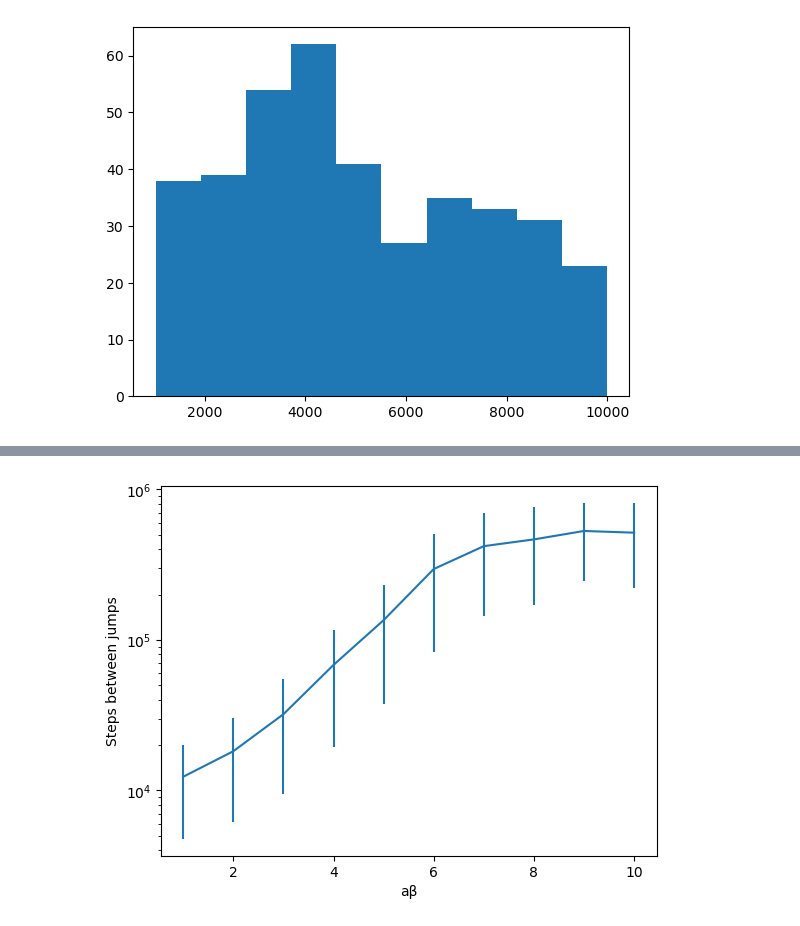
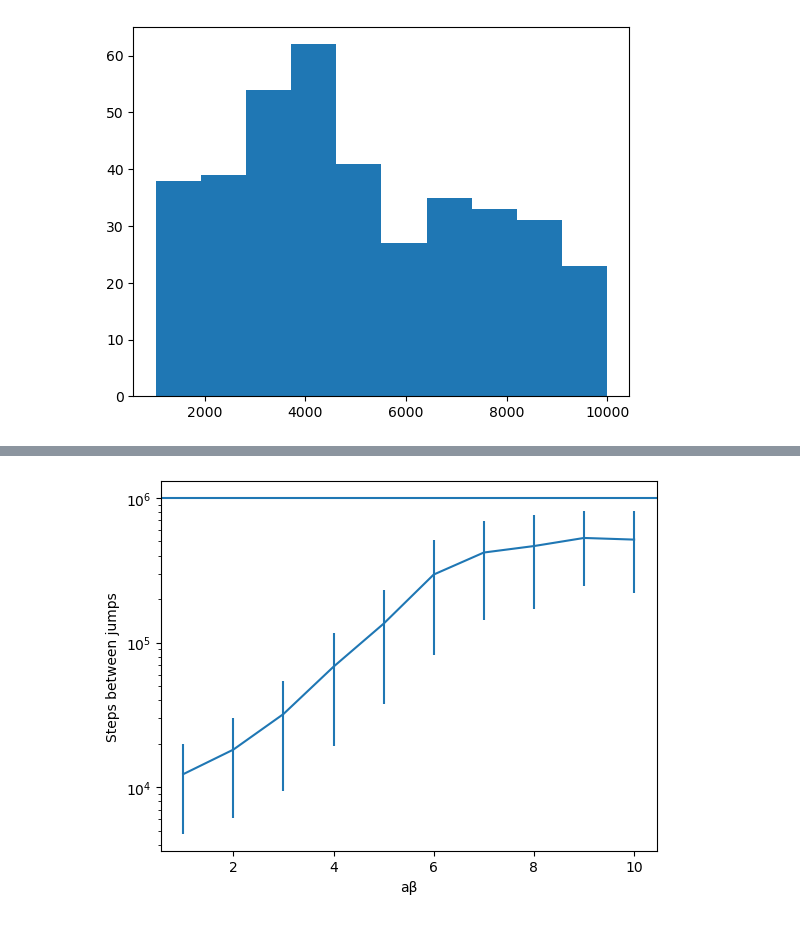
Before and after one commit to leoole100/fp2, a Jupyter notebook: 04 montecarlo/scripts/04 double well.ipynb, the cells around one changed output, grey strips where cells are left out. Cells and saved outputs as stored; diff of their text form; code cells hidden in the pictures.

```diff
--- a/04 montecarlo/scripts/04 double well.ipynb
+++ b/04 montecarlo/scripts/04 double well.ipynb
@@ -63,16 +65,16 @@ with open('../data/mc_double.pickle', 'rb') as f:
 # %%
 plt.errorbar(a, [np.mean(j) for j in jumps], [np.std(j) for j in jumps])
 a_list = np.linspace(min(a), max(a), 1000)
 # plt.plot(a_list, *np.exp(a_list), color="black")
 # plt.plot(a, 5000.*a**2.)
-# plt.axhline(100000)
+plt.axhline(1e6)
 # plt.xscale("log")
 plt.yscale("log")
 plt.xlabel("aβ")
 plt.ylabel("Steps between jumps")
 plt.show()
 # %% [output]
-[figure, old version]
+[figure, new version]
 # %%
 import pickle
 with open('../data/mc_double.pickle', 'wb') as f:
```
Also changed, not shown: parts of 1 cell of this notebook, 9 other files.
